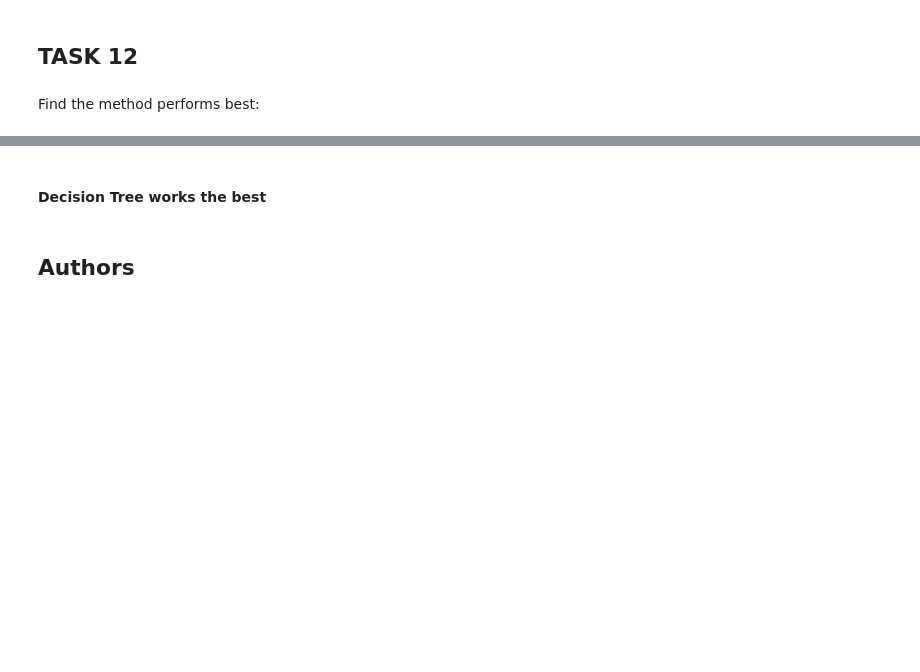
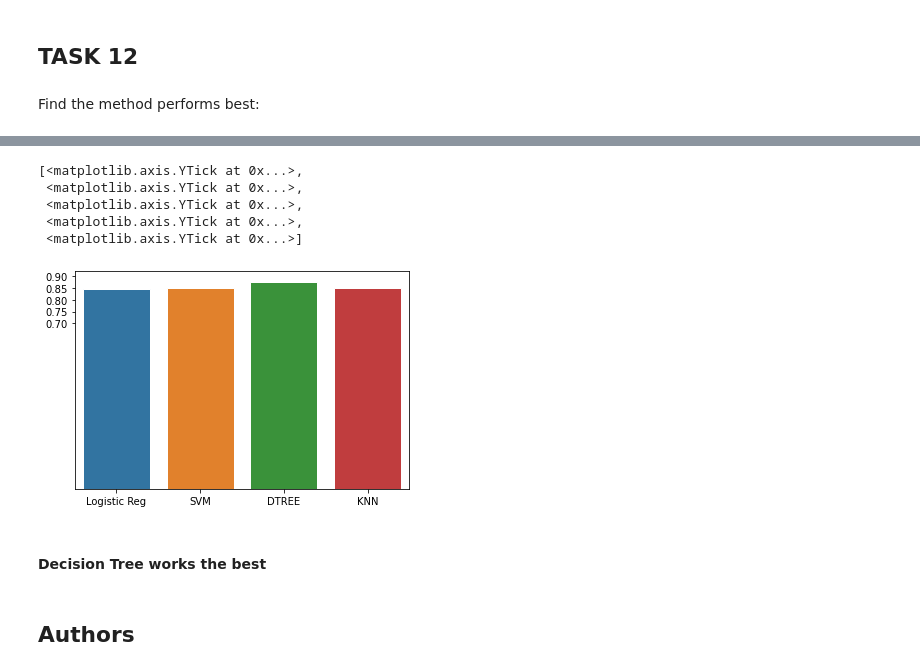
Before and after one commit to merkol/IBM-Data-Science-Project, a Jupyter notebook: Machine Learning Prediction.ipynb, the cells around one changed output, grey strips where cells are left out. Drawn from its saved outputs; the diff is of its cells as text; code cells hidden in the pictures; blank space fills up the shorter version.

```diff
--- a/Machine Learning Prediction.ipynb
+++ b/Machine Learning Prediction.ipynb
@@ -341,4 +345,18 @@ desicion tree accuracy : 0.8892857142857145
 knn accuracy : 0.8482142857142858
+# %%
+import seaborn as sns
+fig, ax = plt.subplots()
+algorithms = ['Logistic Reg','SVM','DTREE','KNN']
+scores = [logreg_cv.best_score_,svm_cv.best_score_,tree_cv.best_score_,knn_cv.best_score_]
+bar = sns.barplot(x=algorithms,y=scores, edgecolor="white")
+ax.set_yticks([0.7,0.75,0.8,0.85,0.9])
+# %% [output]
+[<matplotlib.axis.YTick at 0x...>,
+ <matplotlib.axis.YTick at 0x...>,
+ <matplotlib.axis.YTick at 0x...>,
+ <matplotlib.axis.YTick at 0x...>,
+ <matplotlib.axis.YTick at 0x...>]
+[figure, added]
 # %% [markdown]
 #### Decision Tree works the best
 # %% [markdown]
```
Also changed, not shown: parts of 6 cells of this notebook.
